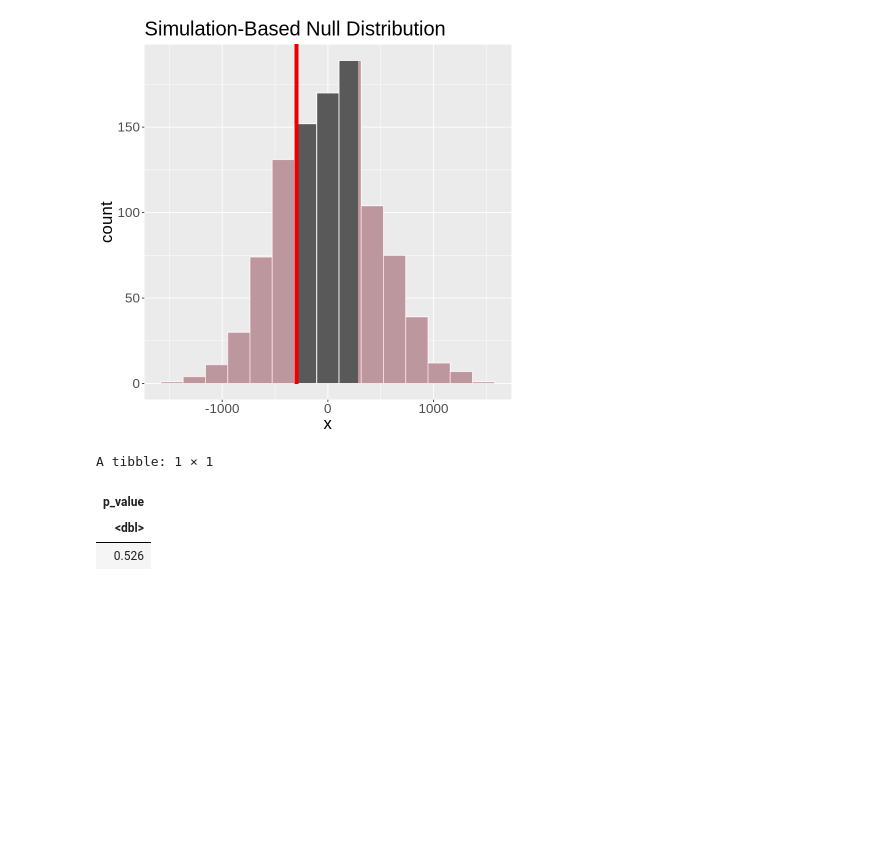
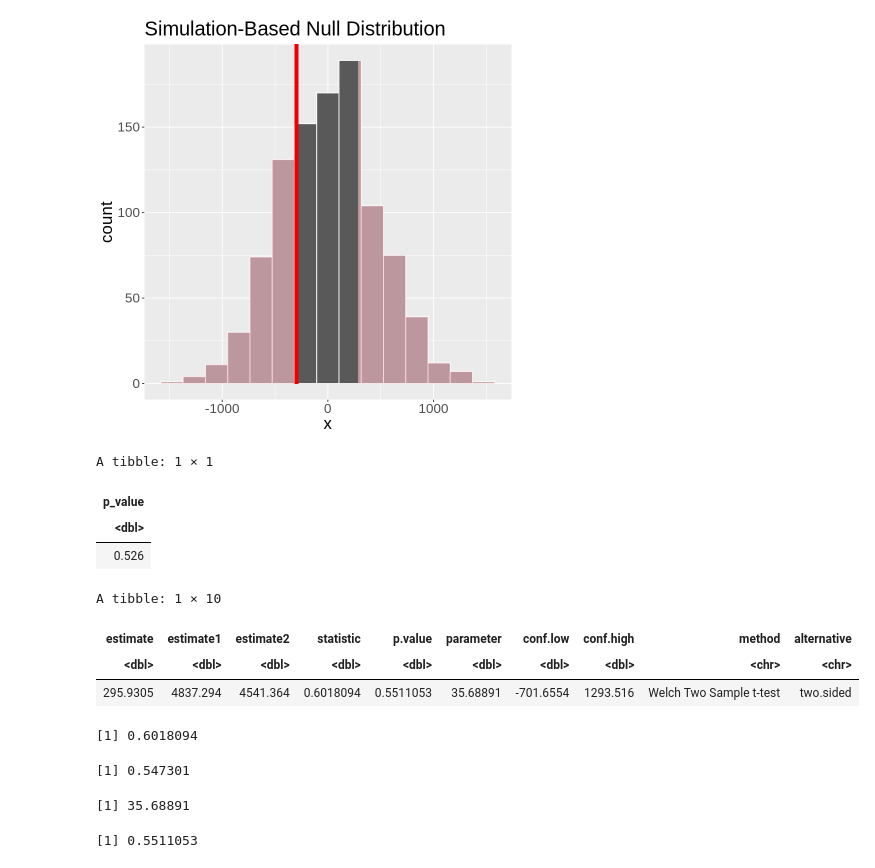
Before and after one commit to Sparsh16/STAT-201-Group-Project, a Jupyter notebook: code/code.ipynb, the cells around one changed output. Drawn from its saved outputs; the diff is of its cells as text; code cells hidden in the pictures; blank space fills up the shorter version.

Commit message:
add p-test theory mothed

```diff
--- a/code/code.ipynb
+++ b/code/code.ipynb
@@ -366,3 +384,46 @@ A tibble: 1 × 1
 | p_value |
 | <dbl> |
 | 0.526 |
+# %%
+# Section 4
+# Part 2
+# get p useing t.test
+library(broom)
+tidy(t.test(x = workingday_BikeSharingData$cnt,
+        y = notworkingday_BikeSharingData$cnt),
+    ) #%>%
+# select(p.value)
+# %% [output]
+A tibble: 1 × 10
+| estimate | estimate1 | estimate2 | statistic | p.value | parameter | conf.low | conf.high | method | alternative |
+| <dbl> | <dbl> | <dbl> | <dbl> | <dbl> | <dbl> | <dbl> | <dbl> | <chr> | <chr> |
+| 295.9305 | 4837.294 | 4541.364 | 0.6018094 | 0.5511053 | 35.68891 | -701.6554 | 1293.516 | Welch Two Sample t-test | two.sided |
+# %%
+# Section 4
+# Part 3
+# get p useing norm model
+
+x_bar <- mean(workingday_BikeSharingData$cnt)
+y_bar <- mean(notworkingday_BikeSharingData$cnt)
+s_x <- sd(workingday_BikeSharingData$cnt)
+s_y <- sd(notworkingday_BikeSharingData$cnt)
+n_x <- nrow(workingday_BikeSharingData)
+n_y <- nrow(notworkingday_BikeSharingData)
+
+t <- abs((x_bar - y_bar) / sqrt(s_x^2 / n_x + s_y^2 / n_y))
+t
+2*(1-pnorm(t))
+# %% [output]
+[1] 0.6018094
+[1] 0.547301
+# %%
+# Section 4
+# Part 3
+# get p useing t model
+
+df <- (s_x^2 / n_x + s_y^2 / n_y)^2 / ((s_x^4/(n_x^2*(n_x-1))) + (s_y^4/(n_y^2*(n_y-1))))
+df
+2*(1-pt(t, df))
+# %% [output]
+[1] 35.68891
+[1] 0.5511053
```
Also changed, not shown: parts of 6 cells of this notebook.
